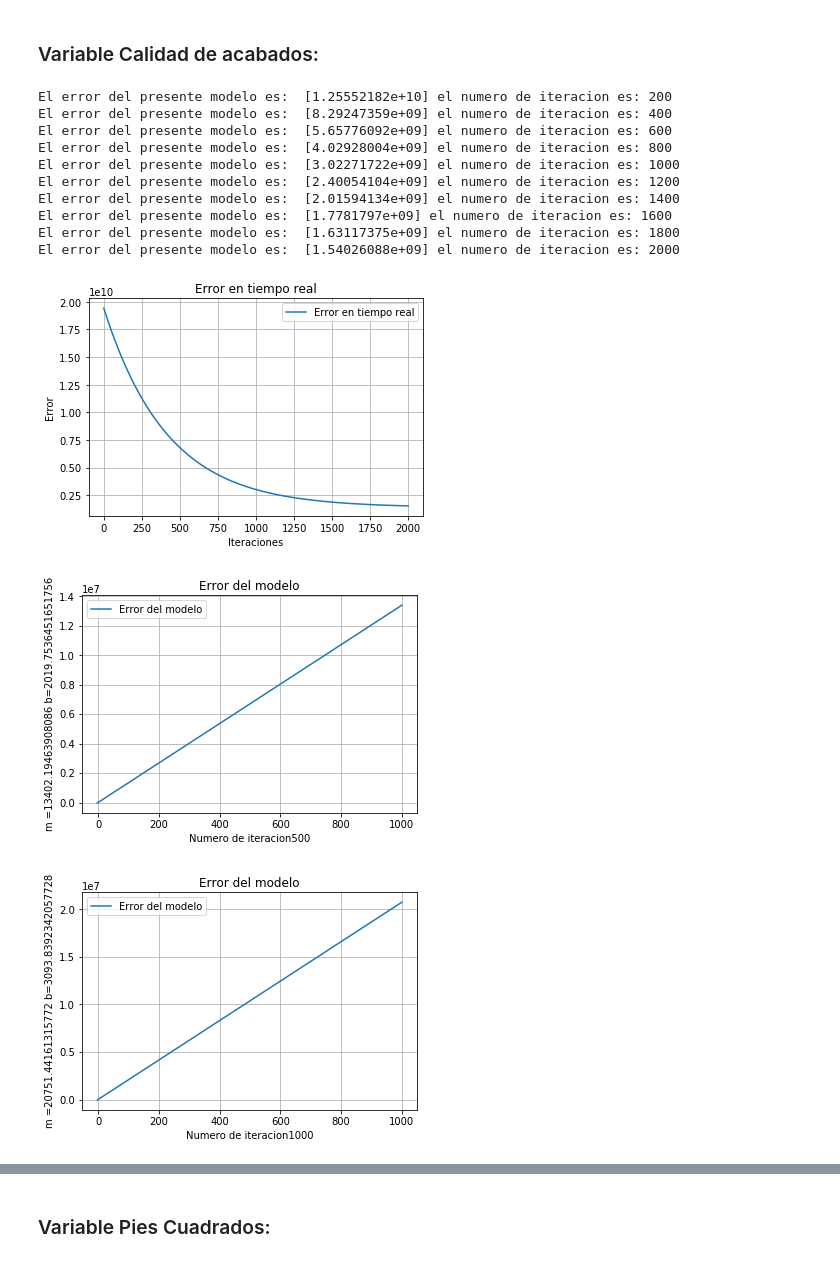
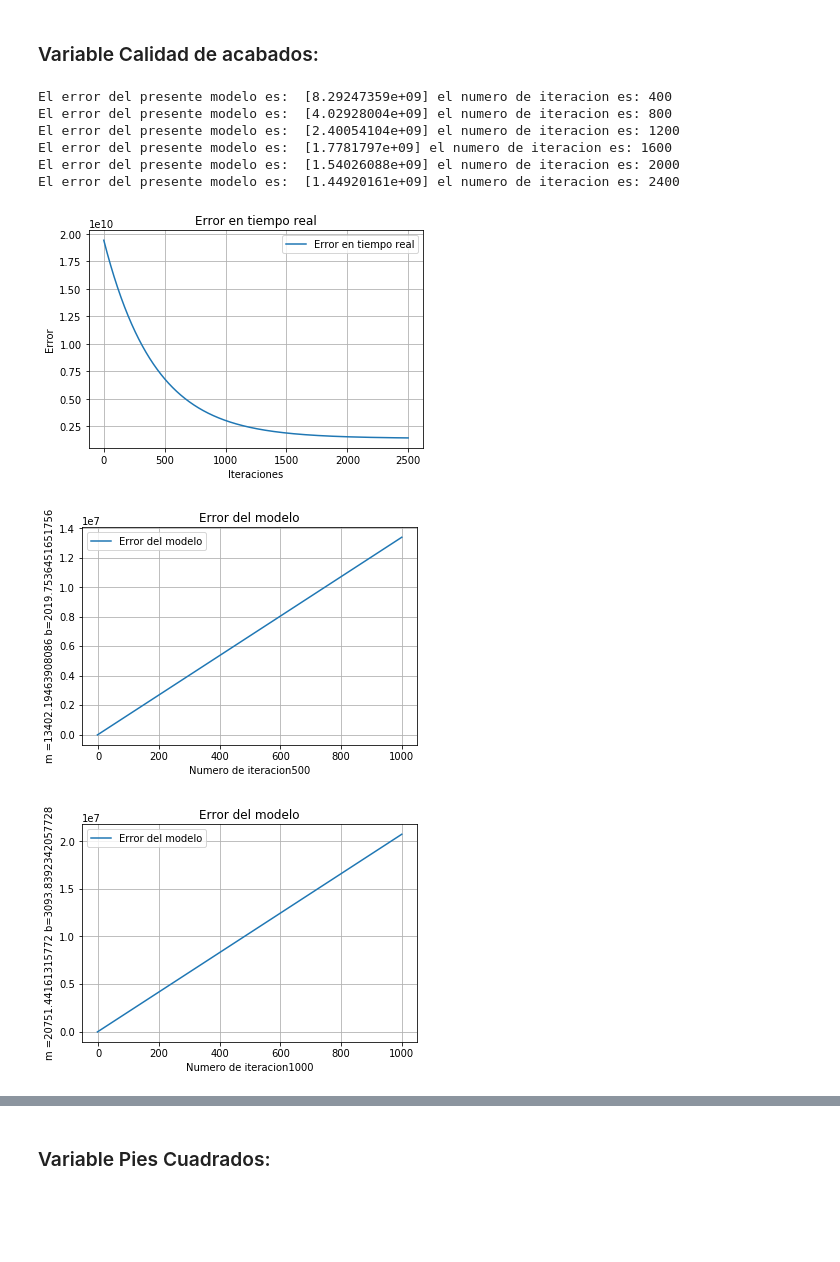
Before and after one commit to franmorales/DSGalileo, a Jupyter notebook: pyProject.ipynb, the cells around one changed output, grey strips where cells are left out. Saved outputs shown, nothing was run; the diff lists cells and outputs as text; code cells hidden in the pictures; blank space fills up the shorter version.

```diff
--- a/pyProject.ipynb
+++ b/pyProject.ipynb
@@ -388,21 +388,17 @@ X5ArrayTest = np.array([dfX5Test['Pies lineales Calle']]).transpose()
 # %% [markdown]
 ### Variable Calidad de acabados:
 # %%
-manualMB1 = trainingFunction(x = X1ArrayTrain, y = YArrayTrain, ite = 2000,showError=200, learnR=0.00003)
+manualMB1 = trainingFunction(x = X1ArrayTrain, y = YArrayTrain, ite = 2500,showError=400, learnR=0.00003)
 visualizacionError(manualMB1[1])
 visualizacionModelos(dataStruct=manualMB1[0],n= 500)
 # %% [output]
-El error del presente modelo es:  [1.25552182e+10] el numero de iteracion es: 200
 El error del presente modelo es:  [8.29247359e+09] el numero de iteracion es: 400
-El error del presente modelo es:  [5.65776092e+09] el numero de iteracion es: 600
 El error del presente modelo es:  [4.02928004e+09] el numero de iteracion es: 800
-El error del presente modelo es:  [3.02271722e+09] el numero de iteracion es: 1000
 El error del presente modelo es:  [2.40054104e+09] el numero de iteracion es: 1200
-El error del presente modelo es:  [2.01594134e+09] el numero de iteracion es: 1400
 El error del presente modelo es:  [1.7781797e+09] el numero de iteracion es: 1600
-El error del presente modelo es:  [1.63117375e+09] el numero de iteracion es: 1800
 El error del presente modelo es:  [1.54026088e+09] el numero de iteracion es: 2000
+El error del presente modelo es:  [1.44920161e+09] el numero de iteracion es: 2400
-[figure, old version]
+[figure, new version]
 [figure]
 [figure]
 [figure]
```
Also changed, not shown: parts of 5 cells of this notebook.
